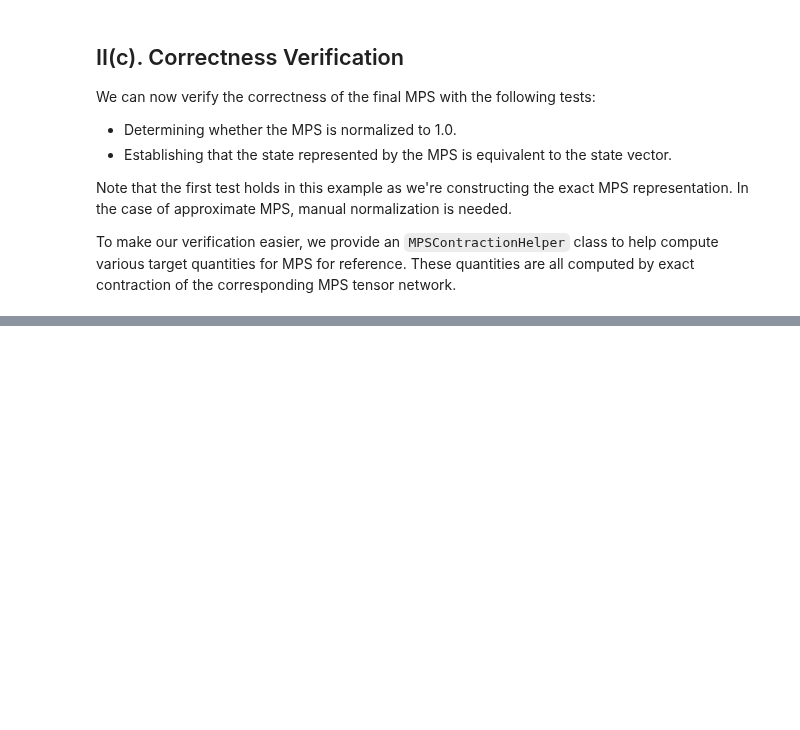
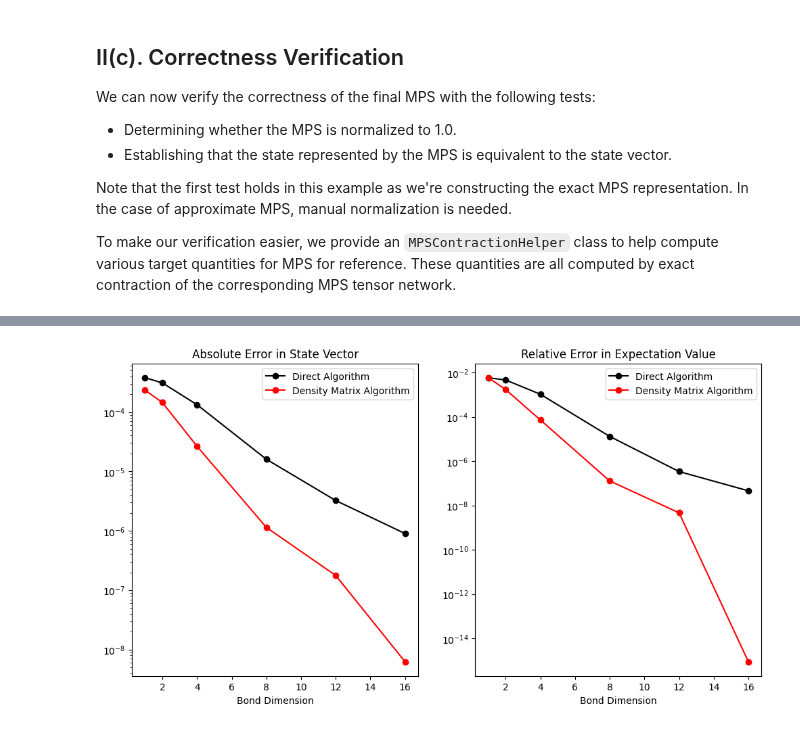
Before and after one commit to NVIDIA/cuQuantum, a Jupyter notebook: python/samples/cutensornet/tn_algorithms/mps_algorithms.ipynb, the cells around one changed output, grey strips where cells are left out. Drawn from its saved outputs; the diff is of its cells as text; code cells hidden in the pictures; blank space fills up the shorter version.

```diff
--- a/python/samples/cutensornet/tn_algorithms/mps_algorithms.ipynb
+++ b/python/samples/cutensornet/tn_algorithms/mps_algorithms.ipynb
@@ -240,7 +240,7 @@ These quantities are all computed by exact contraction of the corresponding MPS
 # %%
 class MPSContractionHelper:
     """
-    A helper class to compute various quantities for a given MPS.
+    A helper class to compute various quantities for a given MPS using exact contraction.
 
     Interleaved format is used to construct the input args for `cuquantum.contract`.
     A concrete example on how the modes are populated for a 7-site MPS is provided below:
@@ -284,7 +284,7 @@ class MPSContractionHelper:
             mps_tensors: A list of rank-3 ndarray-like tensor objects.
                 The indices of the ith tensor are expected to be bonding index to the i-1 tensor,
                 the physical mode, and then the bonding index to the i+1th tensor.
-            options: Specify the contract and decompose options.
+            options: Specify the contraction options.
 
         Returns:
             The norm of the MPS.
@@ -303,7 +303,7 @@ class MPSContractionHelper:
             mps_tensors: A list of rank-3 ndarray-like tensor objects.
                 The indices of the ith tensor are expected to be bonding index to the i-1 tensor,
                 the physical mode, and then the bonding index to the i+1th tensor.
-            options: Specify the contract and decompose options.
+            options: Specify the contraction options.
 
         Returns:
             An ndarray-like object as the state vector.
@@ -315,7 +315,7 @@ class MPSContractionHelper:
         interleaved_inputs.append(output_modes) # output
         return self._contract('sv', interleaved_inputs, options=options)
 
-    def contract_expectation(self, mps_tensors, operator, qubits, options=None, normalize=False):
+    def contract_expectation(self, mps_tensors, operator, qubits, normalize=False, options=None):
         """
         Contract the corresponding tensor network to form the state vector representation of the MPS.
 
@@ -327,8 +327,8 @@ class MPSContractionHelper:
                 The modes of the operator are expected to be output qubits followed by input qubits, e.g,
                 ``A, B, a, b`` where `a, b` denotes the inputs and `A, B'` denotes the outputs.
             qubits: A sequence of integers specifying the qubits that the operator is acting on.
-            options: Specify the contract and decompose options.
             normalize: Whether to scale the expectation value by the normalization factor.
+            options: Specify the contraction options.
 
         Returns:
             An ndarray-like object as the state vector.
@@ -366,7 +366,7 @@ class MPSContractionHelper:
             mpo_tensors: A list of rank-4 ndarray-like tensor objects.
                 The indics of the ith tensor are expected to be the bonding index to the i-1 tensor,
                 the output physical mode, the bonding index to the i+1th tensor and then the inputput physical mode.
-            options: Specify the contract and decompose options.
+            options: Specify the contraction options.
 
         Returns:
             An ndarray-like object as the output state vector.
@@ -575,7 +576,7 @@ def get_random_mpo(num_qubits, D=4):
         shape = (left_bond, 2, right_bond, 2)
         o = cp.random.random(shape) + 1.j * cp.random.random(shape)
         # normalize
-        o /= contract('aPbp,aPbp->', o, o.conj()) ** .5
+        o /= cp.linalg.norm(o)
         mpo_tensors.append(o)
     return mpo_tensors
 
@@ -654,24 +812,67 @@ We examine the accuracy of approximation with the following two criteria:
 - The difference in expectation value of a random operator after normalization.
 # %%
-# For a fair comparison between state vectors, in this vector we normalize all state vector
-mps_mpo_ref /= cp.linalg.norm(mps_mpo_ref)
-
-# We also rescale the expectation values by normalization factor
-expec_one_body_ref = mps_helper.contract_expectation(new_mps, one_body_operator, (num_qubits-1, ), options=options, normalize=True)
+err_direct = []
+err_dm = []
 
 for max_extent in (1, 2, 4, 8, 12, 16):
-    naive_algorithm = {'qr_method': False,
-                       'svd_method': {'partition': 'V', 'rel_cutoff':1e-10, 'max_extent': max_extent}}
-    new_mps = multiply_mps_mpo(mps_tensors, mpo_tensors, naive_algorithm, options=options)
-    # compute the normalized state vector
-    mps_mpo_sv = mps_helper.contract_state_vector(new_mps, options=options)
-    mps_mpo_sv /= cp.linalg.norm(mps_mpo_sv)
-    err_sv = abs(mps_mpo_sv-mps_mpo_ref).max()
+    svd_setting = {'rel_cutoff': 1e-10, 'max_extent': max_extent}
 
-    # compute the expectation value with normalization
-    expec_one_body = contract('ipj,iPj,Pp->', new_mps[-1], new_mps[-1].conj(), one_body_operator, options=options)
-    expec_one_body /= cp.linalg.norm(new_mps[-1]) ** 2
-    err_expec = abs(expec_one_body_ref-expec_one_body)/abs(expec_one_body)
+    # 1. Using direct algorithm
+    svd_method_direct = tensor.SVDMethod(partition='V', **svd_setting)
+    new_mps_direct = multiply_mps_mpo_direct(mps_tensors, mpo_tensors, svd_method_direct, canonical_center=canonical_center, options=options)
 
-    print(f"max extent={max_extent}, state vector error={err_sv:0.3e}, relative error for expectation value={err_expec:0.3e}")
+    # 1a. compute the equivalent state vector
+    mps_mpo_sv_direct = mps_helper.contract_state_vector(new_mps_direct, options=options)
+    err_sv_direct = abs(mps_mpo_sv_direct - mps_mpo_sv_ref).max()
+
+    # 1b. compute the expectation value with normalization
+    expec_direct = contract('ipj,iPj,Pp->', new_mps_direct[operator_site], new_mps_direct[operator_site].conj(), one_body_operator, options=options)
+    expec_direct /= cp.linalg.norm(new_mps_direct[operator_site]) ** 2
+    err_expec_direct = abs(1-expec_direct/expec_direct_full)
+
+    # 2. Using density matrix algorithm
+    svd_method_dm = tensor.SVDMethod(**svd_setting)
+    new_mps_dm = multiply_mps_mpo_density_matrix(mps_tensors, mpo_tensors, svd_method_dm, canonical_center=canonical_center, options=options)
+
+    # 2a. compute the equivalent state vector
+    mps_mpo_sv_dm = mps_helper.contract_state_vector(new_mps_dm, options=options)
+    err_sv_dm = abs(mps_mpo_sv_dm - mps_mpo_sv_ref).max()
+
+    # 2b. compute the expectation value with normalization
+    expec_dm = contract('ipj,iPj,Pp->', new_mps_dm[operator_site], new_mps_dm[operator_site].conj(), one_body_operator, options=options)
+    expec_dm /= cp.linalg.norm(new_mps_dm[operator_site]) ** 2
+    err_expec_dm = abs(1-expec_dm/expec_dm_full)
+
+    err_direct.append([max_extent, err_sv_direct.get(), err_expec_direct.get()])
+    err_dm.append([max_extent, err_sv_dm.get(), err_expec_dm.get()])
+
+err_direct = np.asarray(err_direct)
+err_dm = np.asarray(err_dm)
+
+# making plots
+import matplotlib.pyplot as plt
+
+fig, axes = plt.subplots(1,2, figsize=(12,6), sharex=True)
+direct_plot_kwargs = {'color': 'k',
+                      'marker': 'o',
+                      'label': 'Direct Algorithm'}
+
+dm_plot_kwargs = {'color': 'r',
+                  'marker': 'o',
+                  'label': 'Density Matrix Algorithm'}
+
+axes[0].plot(err_direct[:,0], err_direct[:,1], **direct_plot_kwargs)
+axes[0].plot(err_dm[:,0], err_dm[:,1], **dm_plot_kwargs)
+axes[0].set_yscale('log')
+axes[0].legend()
+axes[0].set_xlabel('Bond Dimension')
+axes[0].set_title('Absolute Error in State Vector')
+
+axes[1].plot(err_direct[:,0], err_direct[:,2], **direct_plot_kwargs)
+axes[1].plot(err_dm[:,0], err_dm[:,2], **dm_plot_kwargs)
+axes[1].set_yscale('log')
+axes[1].legend()
+axes[1].set_xlabel('Bond Dimension')
+axes[1].set_title('Relative Error in Expectation Value')
+plt.show()
 # %% [output]
@@ -684,3 +879,4 @@ max extent=16, state vector error=3.419e-06, relative error for expectation valu
+[figure, added]
 # %%
 # Remember that we need to free the library handle in the end
 cutn.destroy(handle)
```
Also changed, not shown: parts of 16 cells of this notebook, 56 other files.
